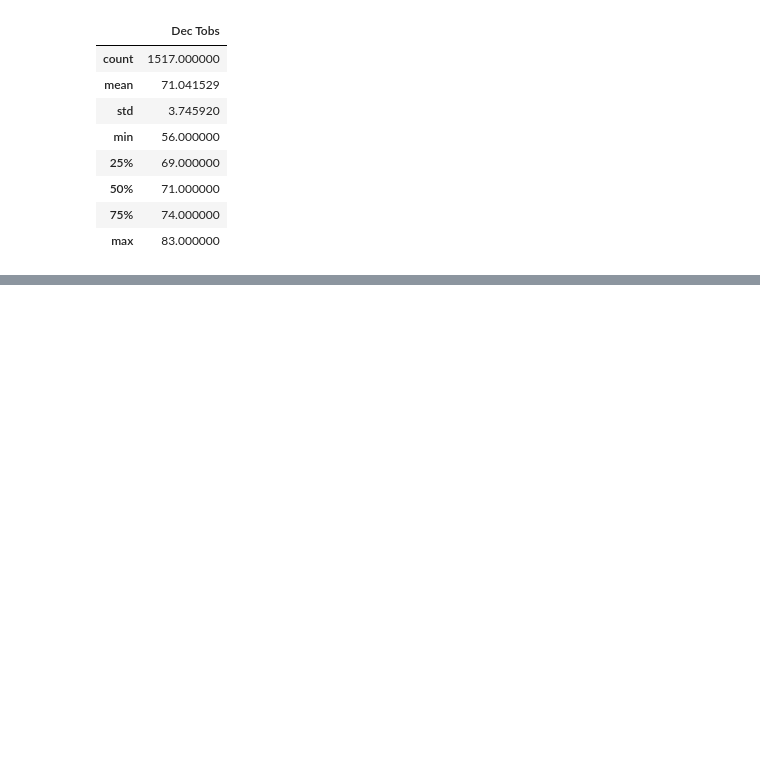
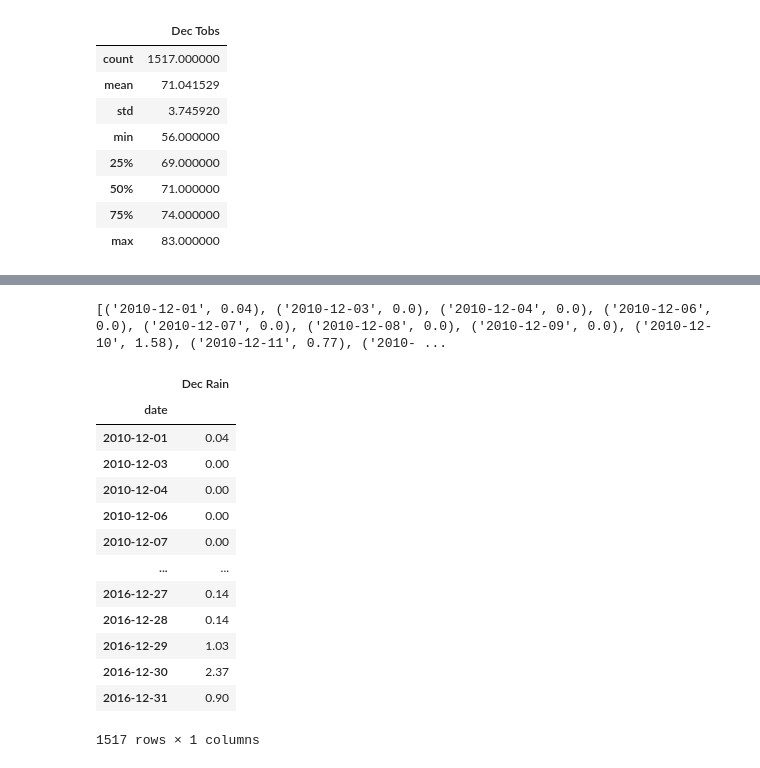
Before and after one commit to grimehjo/surfs_up, a Jupyter notebook: SurfsUp_Challenge.ipynb, the cells around one changed output, grey strips where cells are left out. Cells and saved outputs as stored; diff of their text form; code cells hidden in the pictures; blank space fills up the shorter version.

```diff
--- a/SurfsUp_Challenge.ipynb
+++ b/SurfsUp_Challenge.ipynb
@@ -174,0 +217,28 @@ dec_temps_df.describe()
+# %%
+#Rainfall for December
+
+dec_prcp_results = session.query(Measurement.date, Measurement.prcp).\
+         filter(extract('month', Measurement.date) == 12).all()
+print(dec_prcp_results)
+# %% [output]
+[('2010-12-01', 0.04), ('2010-12-03', 0.0), ('2010-12-04', 0.0), ('2010-12-06', 0.0), ('2010-12-07', 0.0), ('2010-12-08', 0.0), ('2010-12-09', 0.0), ('2010-12-10', 1.58), ('2010-12-11', 0.77), ('2010- ...
+# %%
+dec_prcp_df = pd.DataFrame(dec_prcp_results, columns=['date','Dec Rain'])
+dec_prcp_df.set_index(dec_prcp_df['date'], inplace=True)
+dec_prcp_df=dec_prcp_df[['Dec Rain']]
+dec_prcp_df
+# %% [output]
+|  | Dec Rain |
+| date |  |
+| 2010-12-01 | 0.04 |
+| 2010-12-03 | 0.00 |
+| 2010-12-04 | 0.00 |
+| 2010-12-06 | 0.00 |
+| 2010-12-07 | 0.00 |
+| ... | ... |
+| 2016-12-27 | 0.14 |
+| 2016-12-28 | 0.14 |
+| 2016-12-29 | 1.03 |
+| 2016-12-30 | 2.37 |
+| 2016-12-31 | 0.90 |
+1517 rows × 1 columns
```
Also changed, not shown: parts of 5 cells of this notebook, 2 other files.
